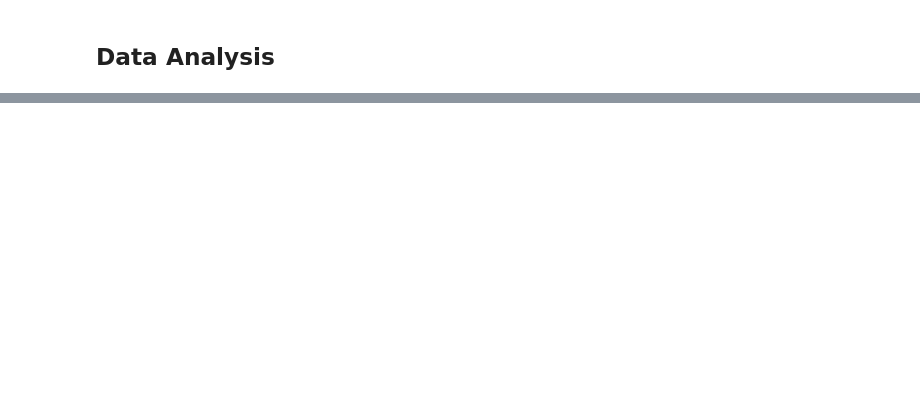
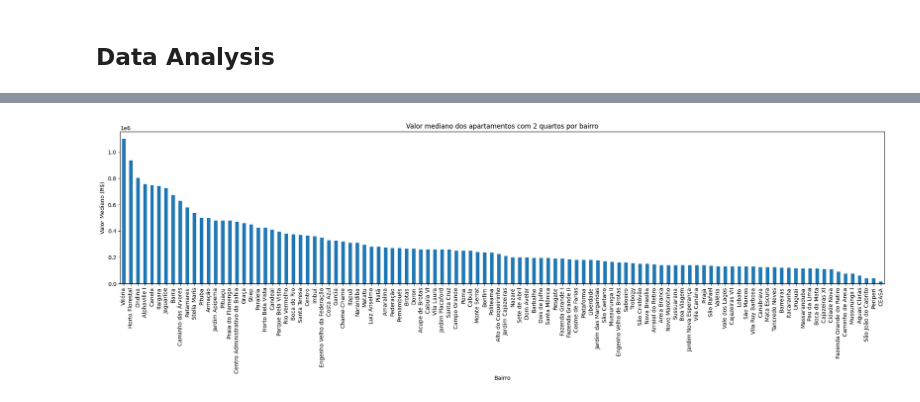
Before and after one commit to danrmoliv/apartment_prices_olx, a Jupyter notebook: precos_apartamentos.ipynb, the cells around one changed output, grey strips where cells are left out. Drawn from its saved outputs; the diff is of its cells as text; code cells hidden in the pictures; blank space fills up the shorter version.

```diff
--- a/precos_apartamentos.ipynb
+++ b/precos_apartamentos.ipynb
@@ -221,0 +264,16 @@ df_anuncios
+# %%
+#Valores agrupados por bairro
+fig, ax = plt.subplots(figsize=(25, 5))
+df_anuncios[df_anuncios['QTD_QUARTOS']==2].groupby(['BAIRRO']).median()["VALOR_RS"].sort_values(ascending=False).plot(kind="bar")
+#df_anuncios.groupby(['BAIRRO']).mean()["VALOR_RS"].plot(kind="line", color="blue")
+#media_bairros = df_anuncios.groupby(['BAIRRO']).mean().reset_index()
+
+ax.set_xlabel('Bairro')
+ax.set_ylabel('Valor Mediano (R$)')
+ax.set_title('Valor mediano dos apartamentos com 2 quartos por bairro')
+
+plt.xticks(rotation=90)
+
+plt.show()
+# %% [output]
+[figure, added]
```
Also changed, not shown: parts of 10 cells of this notebook.
